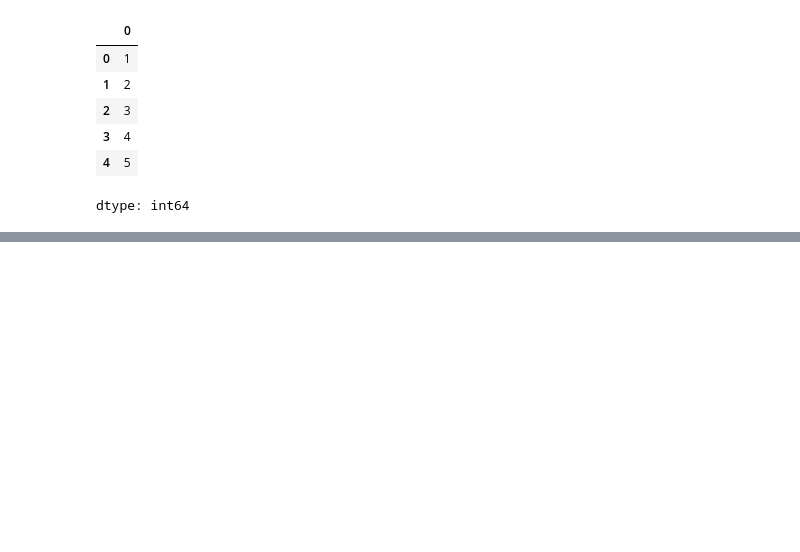
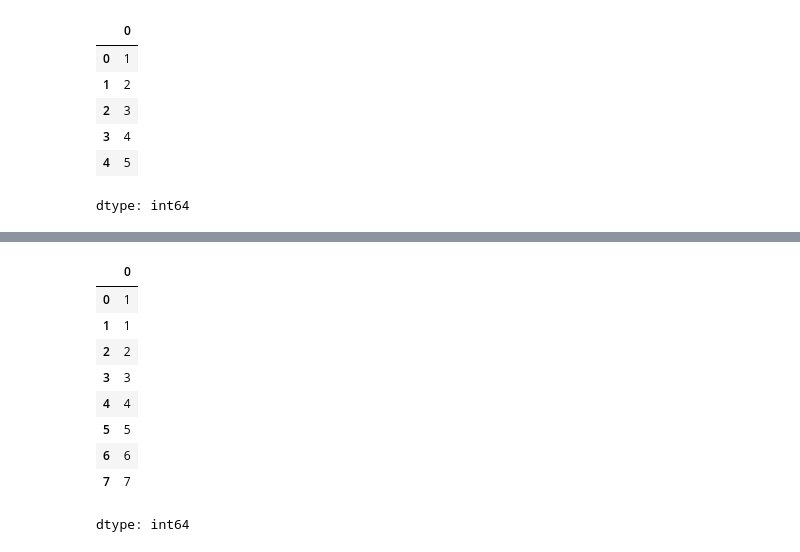
Before and after one commit to NarendarB0152/VignanUniversityWorkShop, a Jupyter notebook: Pandas/Pandas.ipynb, the cells around one changed output, grey strips where cells are left out. Saved outputs shown, nothing was run; the diff lists cells and outputs as text; code cells hidden in the pictures; blank space fills up the shorter version.

```diff
--- a/Pandas/Pandas.ipynb
+++ b/Pandas/Pandas.ipynb
@@ -27,0 +92,3 @@ dtype: int64
+# %%
+sr=pd.Series([1,1,-2,3,-4,5,-6,7])
+sr.agg([min,max,sum])
@@ -27,0 +101,13 @@ dtype: int64
+# %%
+sr.abs()
+# %% [output]
+|  | 0 |
+| 0 | 1 |
+| 1 | 1 |
+| 2 | 2 |
+| 3 | 3 |
+| 4 | 4 |
+| 5 | 5 |
+| 6 | 6 |
+| 7 | 7 |
+dtype: int64
```
Also changed, not shown: parts of 13 cells of this notebook.
